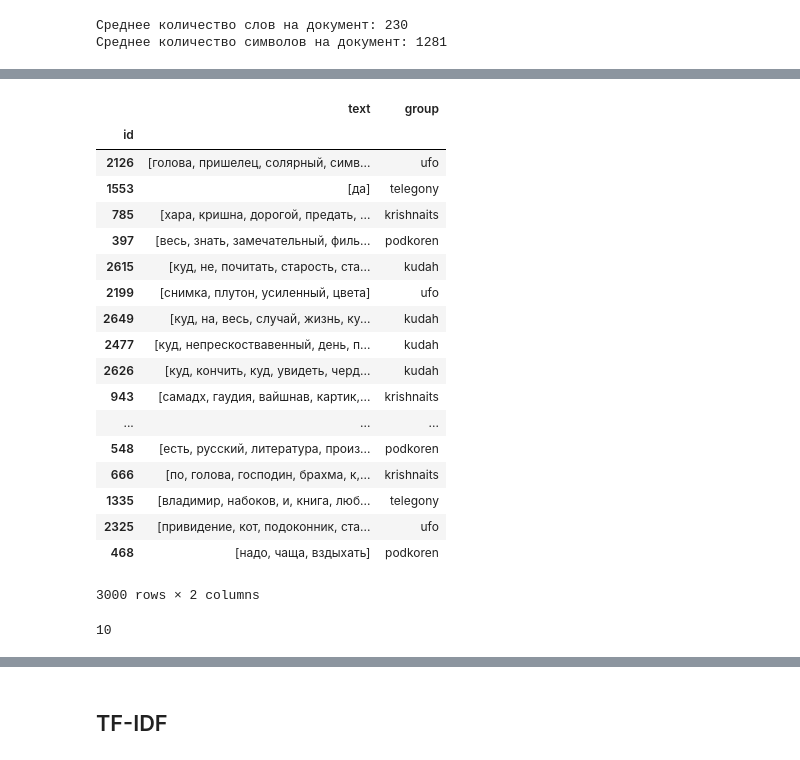
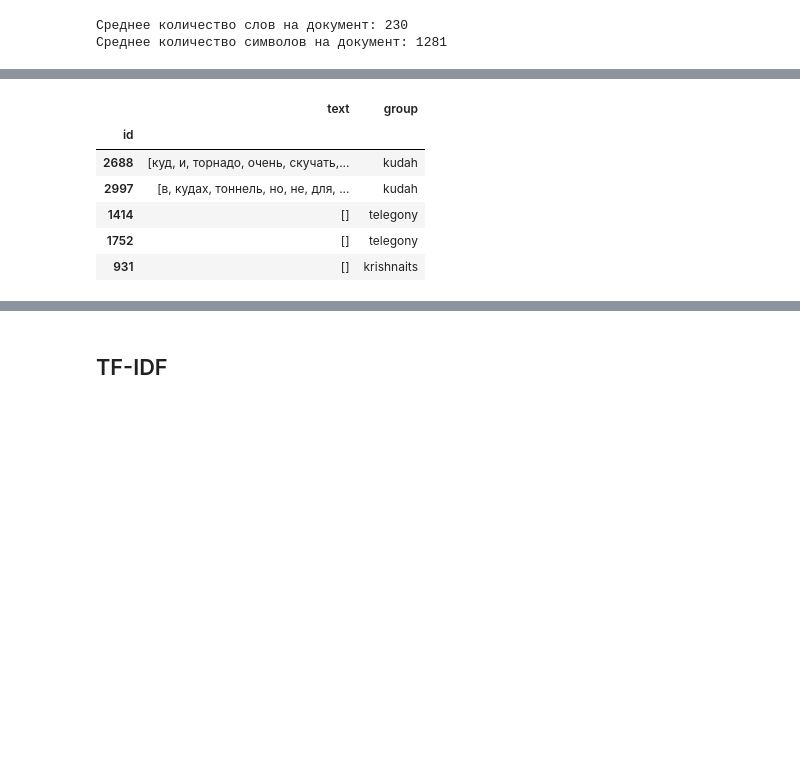
Before and after one commit to leramorozova/DS_Courses, a Jupyter notebook: LingvoDS_sect/DS_Project_sect.ipynb, the cells around one changed output, grey strips where cells are left out. Cells and saved outputs as stored; diff of their text form; code cells hidden in the pictures; blank space fills up the shorter version.

```diff
--- a/LingvoDS_sect/DS_Project_sect.ipynb
+++ b/LingvoDS_sect/DS_Project_sect.ipynb
@@ -123,37 +119,10 @@ Name: text, Length: 3000, dtype: object
 # %%
-df
+df.head(5)
 # %% [output]
 |  | text | group |
 | id |  |  |
-| 2126 | [голова, пришелец, солярный, симв... | ufo |
-| 1553 | [да] | telegony |
-| 785 | [хара, кришна, дорогой, предать, ... | krishnaits |
-| 397 | [весь, знать, замечательный, филь... | podkoren |
-| 2615 | [куд, не, почитать, старость, ста... | kudah |
-| 2199 | [снимка, плутон, усиленный, цвета] | ufo |
-| 2649 | [куд, на, весь, случай, жизнь, ку... | kudah |
-| 2477 | [куд, непрескоствавенный, день, п... | kudah |
-| 2626 | [куд, кончить, куд, увидеть, черд... | kudah |
-| 943 | [самадх, гаудия, вайшнав, картик,... | krishnaits |
-| ... | ... | ... |
-| 548 | [есть, русский, литература, произ... | podkoren |
-| 666 | [по, голова, господин, брахма, к,... | krishnaits |
-| 1335 | [владимир, набоков, и, книга, люб... | telegony |
-| 2325 | [привидение, кот, подоконник, ста... | ufo |
-| 468 | [надо, чаща, вздыхать] | podkoren |
+| 2688 | [куд, и, торнадо, очень, скучать,... | kudah |
+| 2997 | [в, кудах, тоннель, но, не, для, ... | kudah |
+| 1414 | [] | telegony |
+| 1752 | [] | telegony |
+| 931 | [] | krishnaits |
-3000 rows × 2 columns
-# %%
-df = df.reindex(index=range(len(df)))
-cross_val_folds = []
-
-fold = []
-
-for idx, row in df.iterrows():
-    fold.append(row)
-    if idx % (len(df) // 10) == 0:
-        cross_val_folds.append(fold)
-        fold = []
-
-len(cross_val_folds)
-# %% [output]
-10
```
Also changed, not shown: parts of 37 cells of this notebook, 1 other file.
